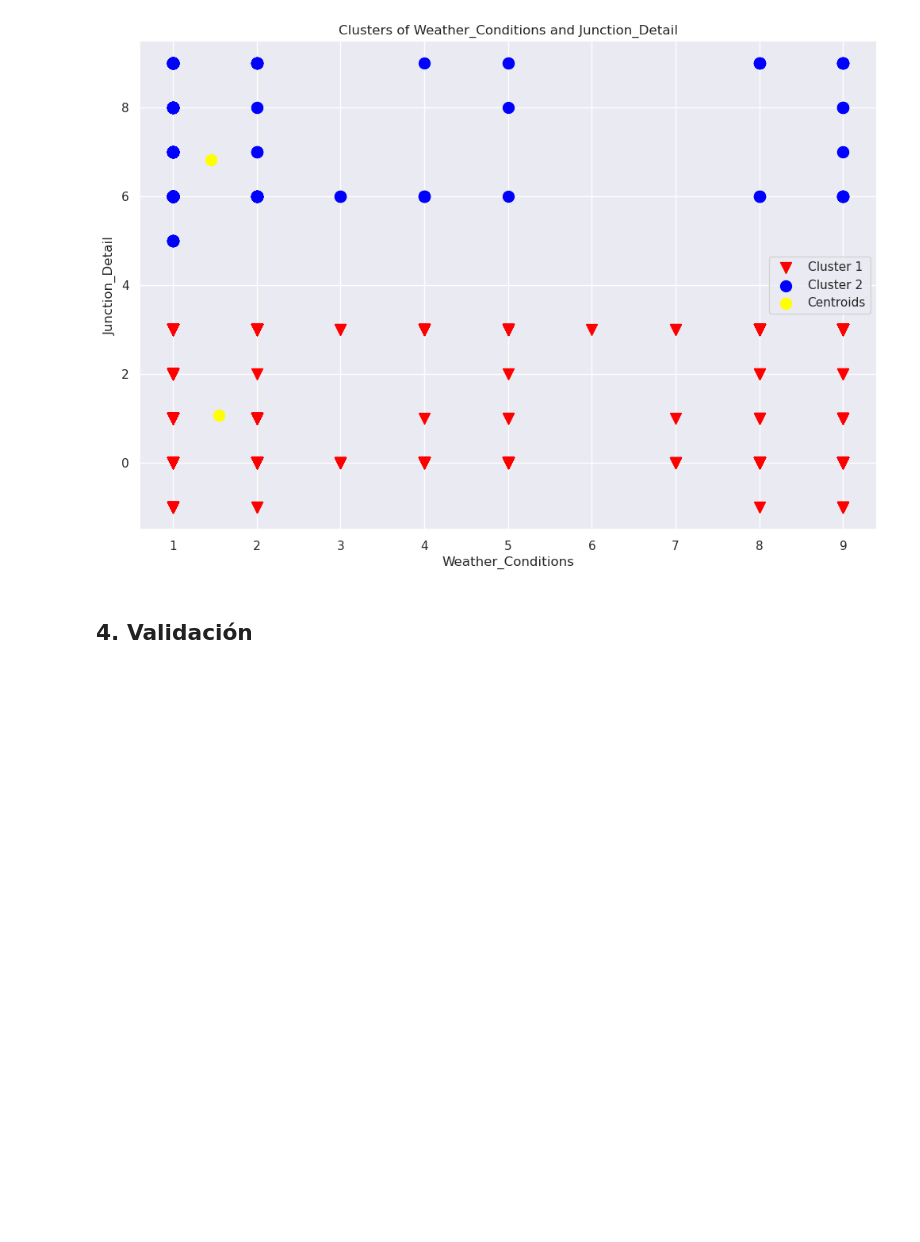
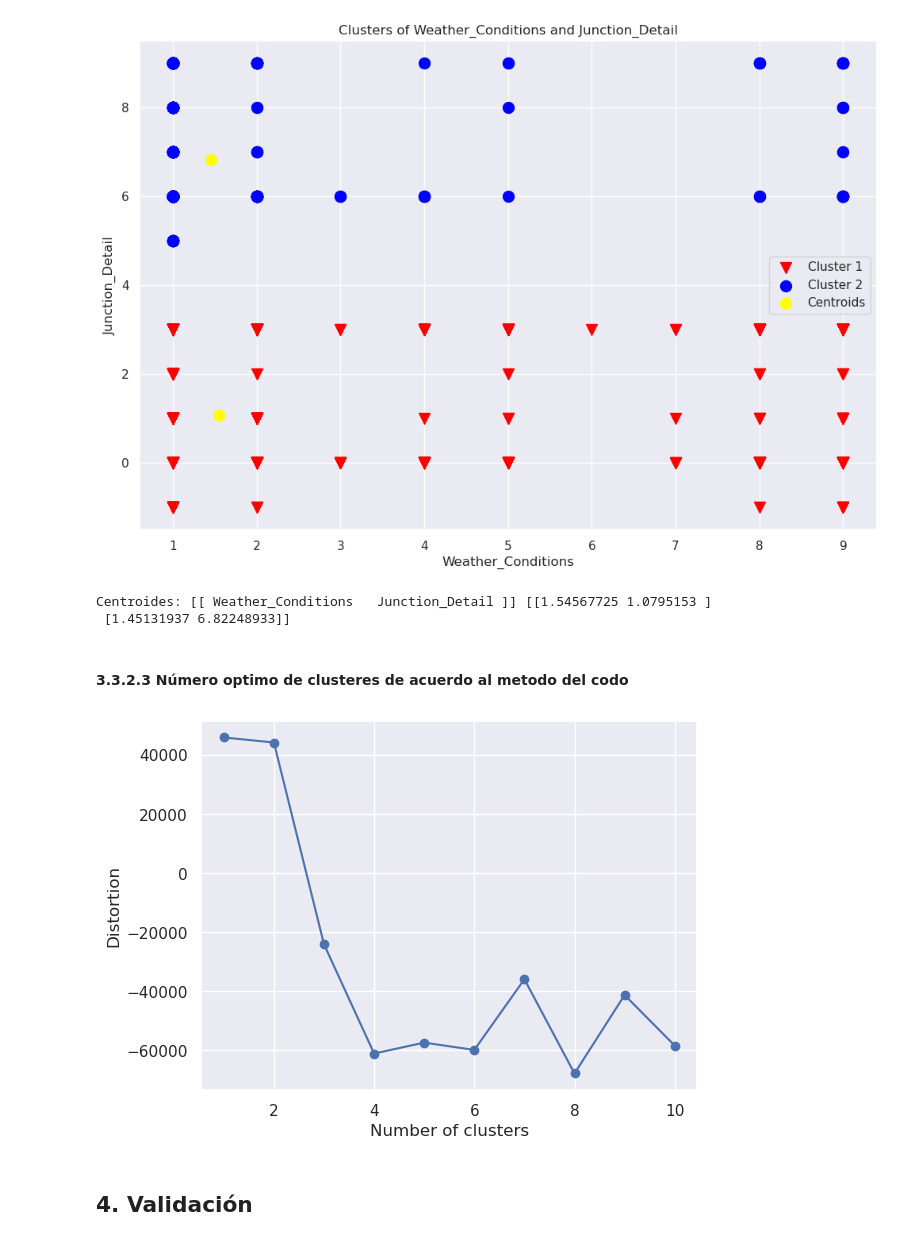
Before and after one commit to jjosorioc/ISIS3301-lab01-clustering, a Jupyter notebook: lab1.ipynb, the cells around one changed output. Cells and saved outputs as stored; diff of their text form; code cells hidden in the pictures; blank space fills up the shorter version.

Commit message:
Plot Distortion con Gaussian Mixture

```diff
--- a/lab1.ipynb
+++ b/lab1.ipynb
@@ -414,6 +414,47 @@ plt.legend()
 plt.show()
 # %% [output]
 [figure]
+# %%
+# Revisar los valores de los centroides de los clústeres generados
+print('Centroides: [[',selected_cols[0], ' ' , selected_cols[1], ']]', centers)
+# %% [output]
+Centroides: [[ Weather_Conditions   Junction_Detail ]] [[1.54567725 1.0795153 ]
+ [1.45131937 6.82248933]]
+# %% [markdown]
+#### 3.3.2.3 Número optimo de clusteres de acuerdo al metodo del codo
+# %%
+def plot_distortion(data, k_min=1, k_max=11, ylabel = 'Distortion', xlabel = 'Number of clusters', title = 'Distortion Plot'):
+    '''
+    Graficar el codo de los clusters
+
+    Parametros
+    ----------
+    data : np.array
+        El arreglo con los datos
+    k_min : int
+        Valor mínimo para k
+    k_max : int
+        Valor máximo para k
+    xlabel : string
+        La etiqueta del eje x
+    ylabel  string
+        La etiqueta del eje y
+    title : string
+        El titulo de la gráfica
+    '''
+    distortions = []
+    for i in range(k_min, k_max):
+        gmm = GaussianMixture(n_components=i, random_state=0)
+        gmm.fit(data)
+        distortions.append(gmm.bic(data))
+    plt.plot(range(k_min,k_max), distortions, marker='o')
+    plt.xlabel(xlabel)
+    plt.ylabel(ylabel)
+    plt.show()
+# %%
+plot_distortion(df_bicialpes[selected_cols],1,11)
+# %% [output]
+[figure, added]
 # %% [markdown]
 ## 4. Validación
 # %% [markdown]
```
